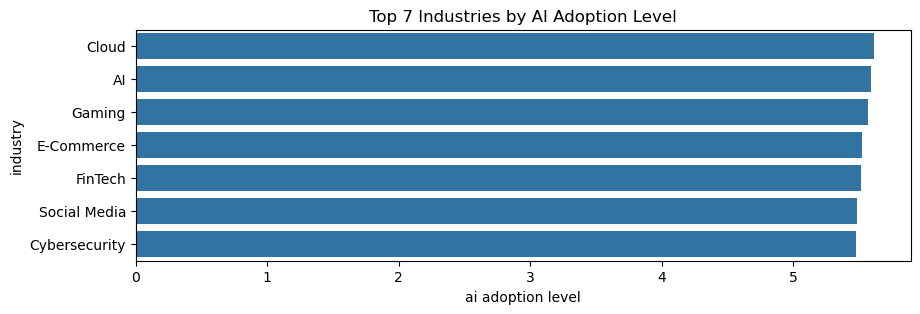
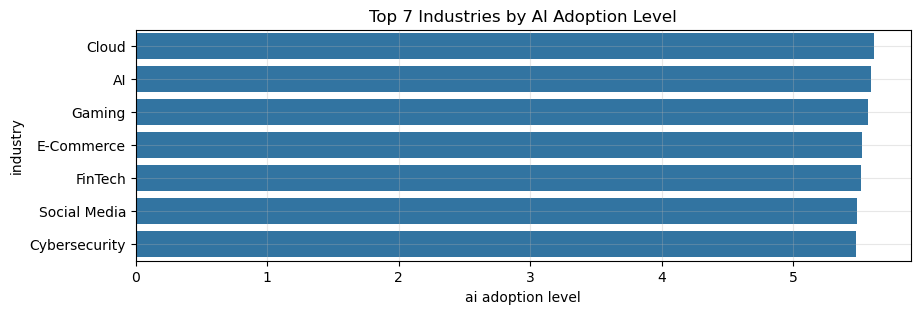
Code edit (unified diff) that turned the first committed figure into the second:
--- before
+++ after
@@ -5,4 +5,5 @@
 )
 
+plt.grid(alpha=0.3)
 plt.xlabel('ai adoption level')
 plt.title("Top 7 Industries by AI Adoption Level")

Commit: initial commit